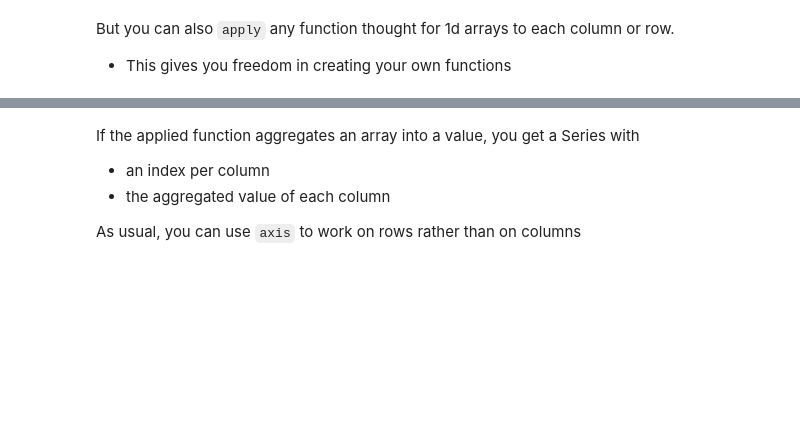
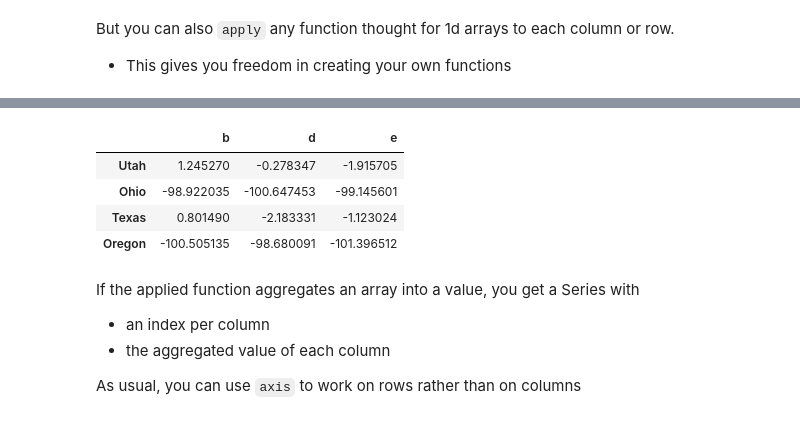
Before and after one commit to EMbeDS-education/IPDPP-GSSI-20212022, a Jupyter notebook: jupyter/jupyterNotebooks/Part1_NumPy_Pandas.ipynb, the cells around one changed output, grey strips where cells are left out. Cells and saved outputs as stored; diff of their text form; code cells hidden in the pictures; blank space fills up the shorter version.

```diff
--- a/jupyter/jupyterNotebooks/Part1_NumPy_Pandas.ipynb
+++ b/jupyter/jupyterNotebooks/Part1_NumPy_Pandas.ipynb
@@ -2309,3 +2331,13 @@ frame.apply(f)
+# %%
+# Double only rows where b is positive and e is negative
+f = lambda arr: arr*2 if arr.b>0 and arr.e<0 else arr-100
+frame.apply(f,axis=1) #same as axis="columns"
+# %% [output]
+|  | b | d | e |
+| Utah | 1.245270 | -0.278347 | -1.915705 |
+| Ohio | -98.922035 | -100.647453 | -99.145601 |
+| Texas | 0.801490 | -2.183331 | -1.123024 |
+| Oregon | -100.505135 | -98.680091 | -101.396512 |
 # %% [markdown]
 If the applied function aggregates an array into a value, you get a Series with
 - an index per column
```
Also changed, not shown: parts of 76 cells of this notebook.
